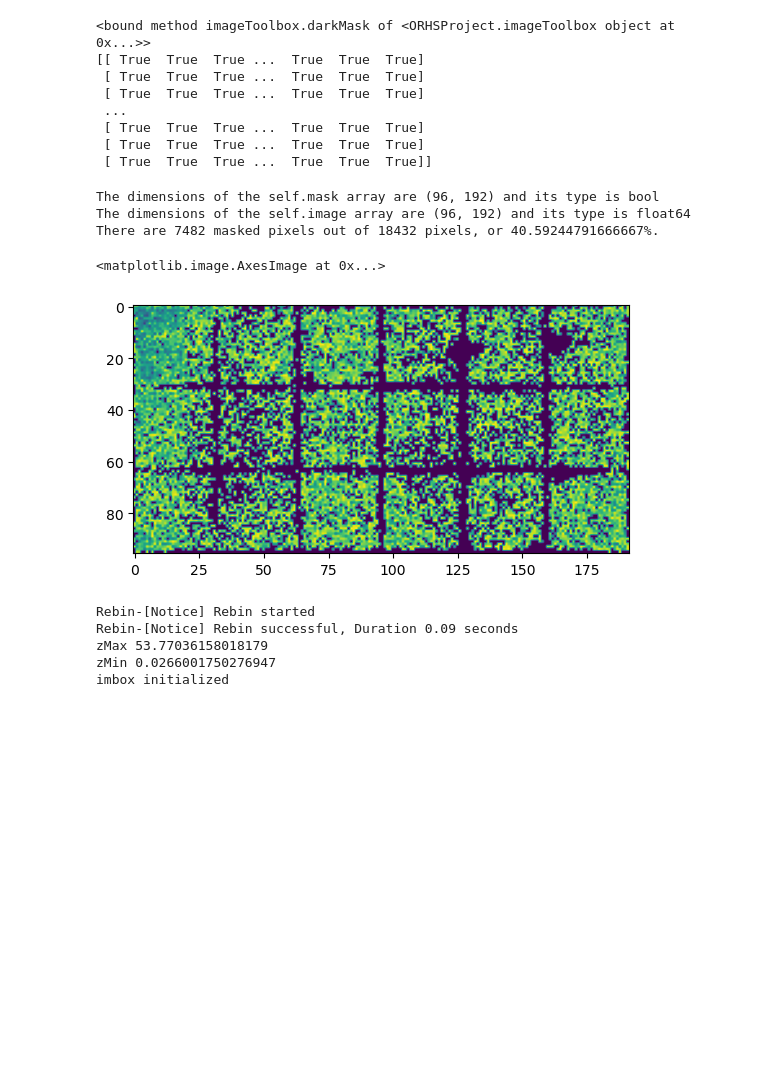
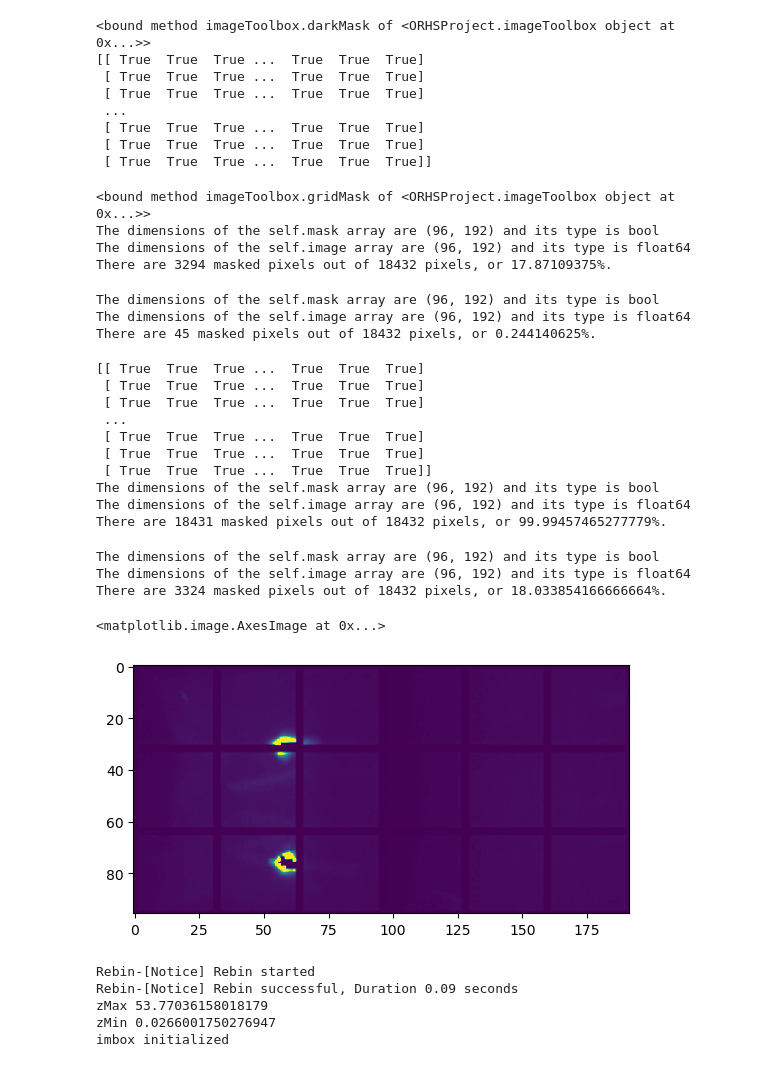
Before and after one commit to lintojes000/ORHSProject-Shared, a Jupyter notebook: ForLoopTesting.ipynb, the cells around one changed output. Drawn from its saved outputs; the diff is of its cells as text; code cells hidden in the pictures; blank space fills up the shorter version.

Commit message:
last change: committing images and updated jupyter

```diff
--- a/ForLoopTesting.ipynb
+++ b/ForLoopTesting.ipynb
@@ -112,23 +150,55 @@ slice1.darkMask()
  [ True  True  True ...  True  True  True]
  [ True  True  True ...  True  True  True]
  [ True  True  True ...  True  True  True]]
+# %%
+print(slice1.gridMask)
+
+slice1.gridMask()
+slice1.applyMask()
+# %% [output]
+<bound method imageToolbox.gridMask of <ORHSProject.imageToolbox object at 0x...>>
+The dimensions of the self.mask array are (96, 192) and its type is bool
+The dimensions of the self.image array are (96, 192) and its type is float64
+There are 3294 masked pixels out of 18432 pixels, or 17.87109375%.
+# %%
+slice1.threshMask(0.1)
+slice1.applyMask()
+# %% [output]
+The dimensions of the self.mask array are (96, 192) and its type is bool
+The dimensions of the self.image array are (96, 192) and its type is float64
+There are 45 masked pixels out of 18432 pixels, or 0.244140625%.
 # %%
 #print(np.count_nonzero[slice1.darkmask()])
 # %%
 slice1.eraseMask()
 # %%
+slice1.darkMask()
 slice1.threshMask(1)
-#slice1.darkMask()
 slice1.applyMask()
 # %% [output]
+[[ True  True  True ...  True  True  True]
+ [ True  True  True ...  True  True  True]
+ [ True  True  True ...  True  True  True]
+ ...
+ [ True  True  True ...  True  True  True]
+ [ True  True  True ...  True  True  True]
+ [ True  True  True ...  True  True  True]]
 The dimensions of the self.mask array are (96, 192) and its type is bool
 The dimensions of the self.image array are (96, 192) and its type is float64
-There are 7482 masked pixels out of 18432 pixels, or 40.59244791666667%.
+There are 18431 masked pixels out of 18432 pixels, or 99.99457465277779%.
+# %%
+slice1.gridMask()
+slice1.threshMask(0.1)
+slice1.applyMask()
+# %% [output]
+The dimensions of the self.mask array are (96, 192) and its type is bool
+The dimensions of the self.image array are (96, 192) and its type is float64
+There are 3324 masked pixels out of 18432 pixels, or 18.033854166666664%.
 # %%
-plt.imshow(slice1.maskedImage)
+plt.imshow(slice1.maskedImage, vmax=0.01)
 # %% [output]
 <matplotlib.image.AxesImage at 0x...>
-[figure, old version]
+[figure, new version]
 # %%
 imbox = proj.imageToolbox
 slice2 = proj.imageToolbox('neutronData', 1, 2.5)
```
Also changed, not shown: parts of 5 cells of this notebook, 17 other files.
